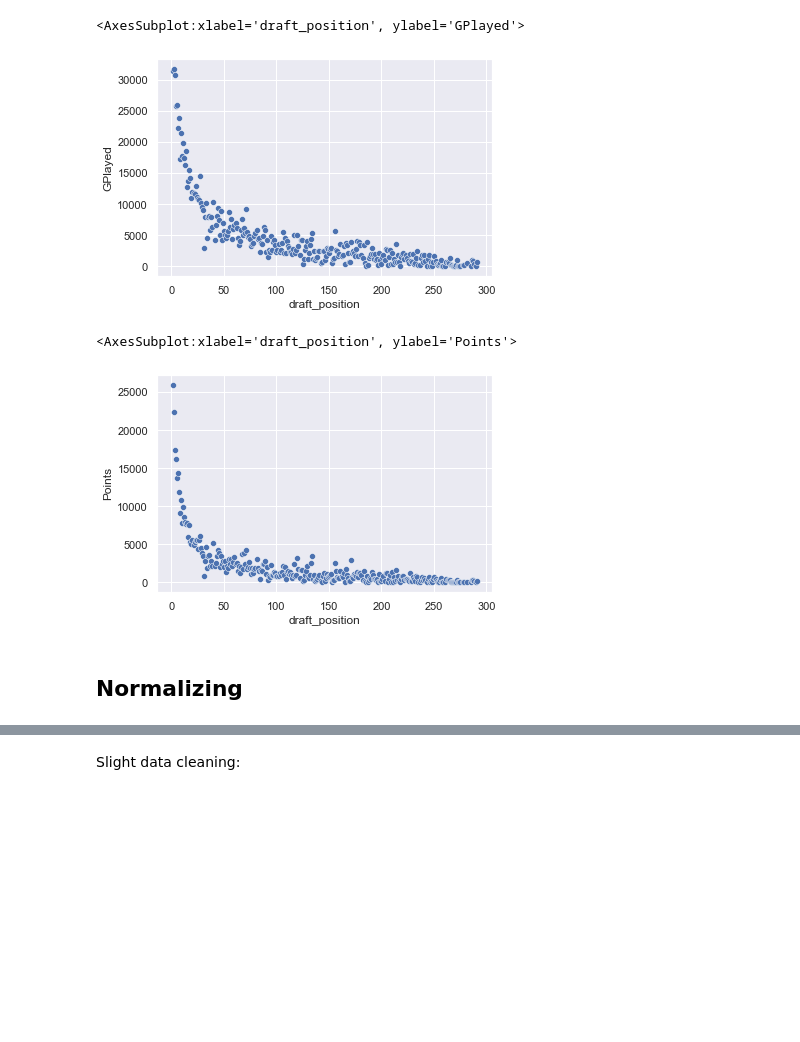
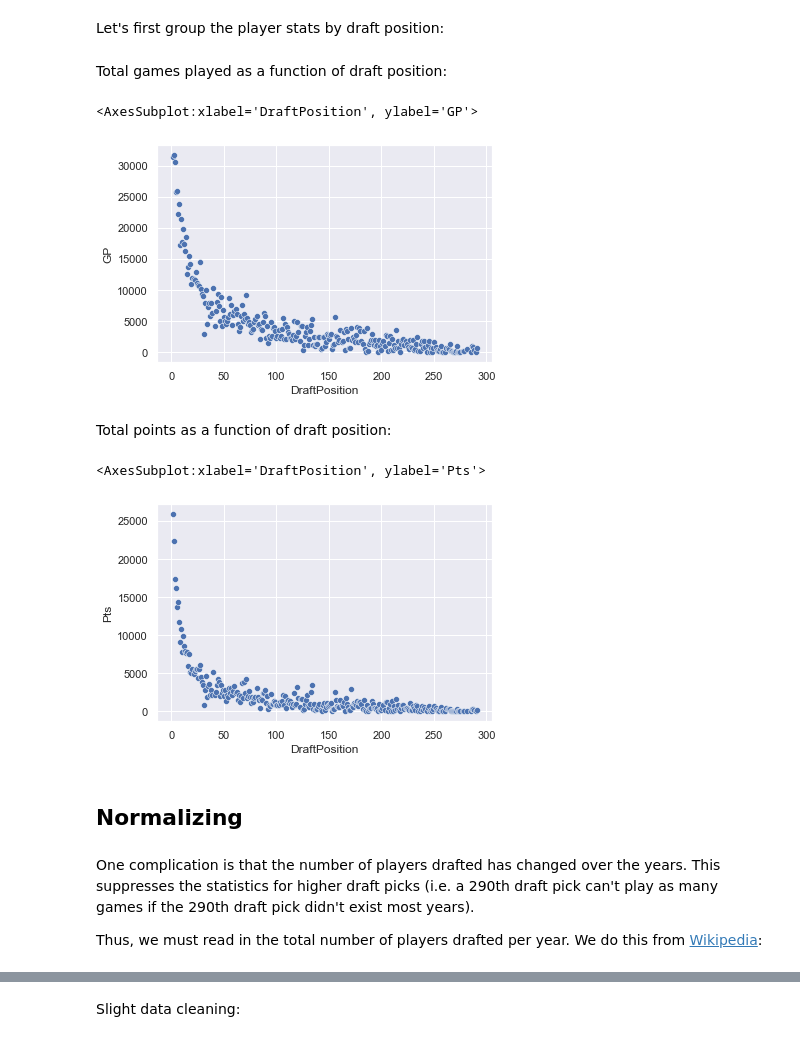
Before and after one commit to ben-campbell/nhl, a Jupyter notebook: draft.ipynb, the cells around one changed output, grey strips where cells are left out. Drawn from its saved outputs; the diff is of its cells as text; code cells hidden in the pictures; blank space fills up the shorter version.

Commit message:
first drat countrires.ipynb draft.ipynb

```diff
--- a/draft.ipynb
+++ b/draft.ipynb
@@ -10,30 +14,40 @@ from scipy.optimize import curve_fit
 
 sns.set_theme()
 engine = sqlalchemy.create_engine('mysql+mysqlconnector://nhl:hockey@127.0.0.1:3306/nhl')
+# %% [markdown]
+Let's first group the player stats by draft position:
 # %%
-query = """SELECT draft_position, SUM(GPlayed) AS GPlayed, SUM(Goals) AS Goals, SUM(Assists) AS Assists, SUM(Points) AS Points FROM
-          (SELECT player_id, draft_round, draft_position, draft_year, GPlayed, Goals, Assists, Points FROM Players JOIN
-          (SELECT PlayerID, SUM(GP) AS GPlayed, SUM(G) AS Goals, SUM(A) AS Assists, SUM(PTS) AS Points FROM SkaterStats
+query = """SELECT DraftPosition, SUM(GP) AS GP, SUM(G) AS G, SUM(A) AS A, SUM(Pts) AS Pts FROM
+          (SELECT Players.PlayerID, DraftRound, DraftPosition, DraftYear, GP, G, A, Pts FROM Players JOIN
+          (SELECT PlayerID, SUM(GP) AS GP, SUM(G) AS G, SUM(A) AS A, SUM(PTS) AS Pts FROM SkaterStats
            GROUP BY PlayerID) AS CareerStats
-           ON Players.player_id = CareerStats.PlayerID) AS DraftStats
-           GROUP BY draft_position ORDER BY draft_position"""
+           ON Players.PlayerID = CareerStats.PlayerID) AS DraftStats
+           GROUP BY DraftPosition ORDER BY DraftPosition"""
 draft_stats_df = pd.read_sql(query, engine)
+# %% [markdown]
+Total games played as a function of draft position:
 # %%
 draft_stats_df = draft_stats_df.fillna(0)
 for col in draft_stats_df.columns:
     draft_stats_df[col] = draft_stats_df[col].astype('int32')
-draft_stats_df = draft_stats_df.set_index('draft_position')
-sns.scatterplot(x = draft_stats_df[1:].index, y = draft_stats_df[1:]['GPlayed'])
+draft_stats_df = draft_stats_df.set_index('DraftPosition')
+sns.scatterplot(x = draft_stats_df[1:].index, y = draft_stats_df[1:]['GP'])
 # %% [output]
-<AxesSubplot:xlabel='draft_position', ylabel='GPlayed'>
+<AxesSubplot:xlabel='DraftPosition', ylabel='GP'>
-[figure, old version]
+[figure, new version]
+# %% [markdown]
+Total points as a function of draft position:
 # %%
-sns.scatterplot(x = draft_stats_df[1:].index, y = draft_stats_df[1:]['Points'])
+sns.scatterplot(x = draft_stats_df[1:].index, y = draft_stats_df[1:]['Pts'])
 # %% [output]
-<AxesSubplot:xlabel='draft_position', ylabel='Points'>
+<AxesSubplot:xlabel='DraftPosition', ylabel='Pts'>
-[figure, old version]
+[figure, new version]
 # %% [markdown]
 ## Normalizing
+# %% [markdown]
+One complication is that the number of players drafted has changed over the years. This suppresses the statistics for higher draft picks (i.e. a 290th draft pick can't play as many games if the 290th draft pick didn't exist most years).
+
+Thus, we must read in the total number of players drafted per year. We do this from [Wikipedia](https://en.wikipedia.org/wiki/NHL_Entry_Draft):
 # %%
 wiki_dfs = pd.read_html('https://en.wikipedia.org/wiki/NHL_Entry_Draft')
 draft_hist_df = wiki_dfs[3]
```
Also changed, not shown: parts of 7 cells of this notebook, 1 other file.
